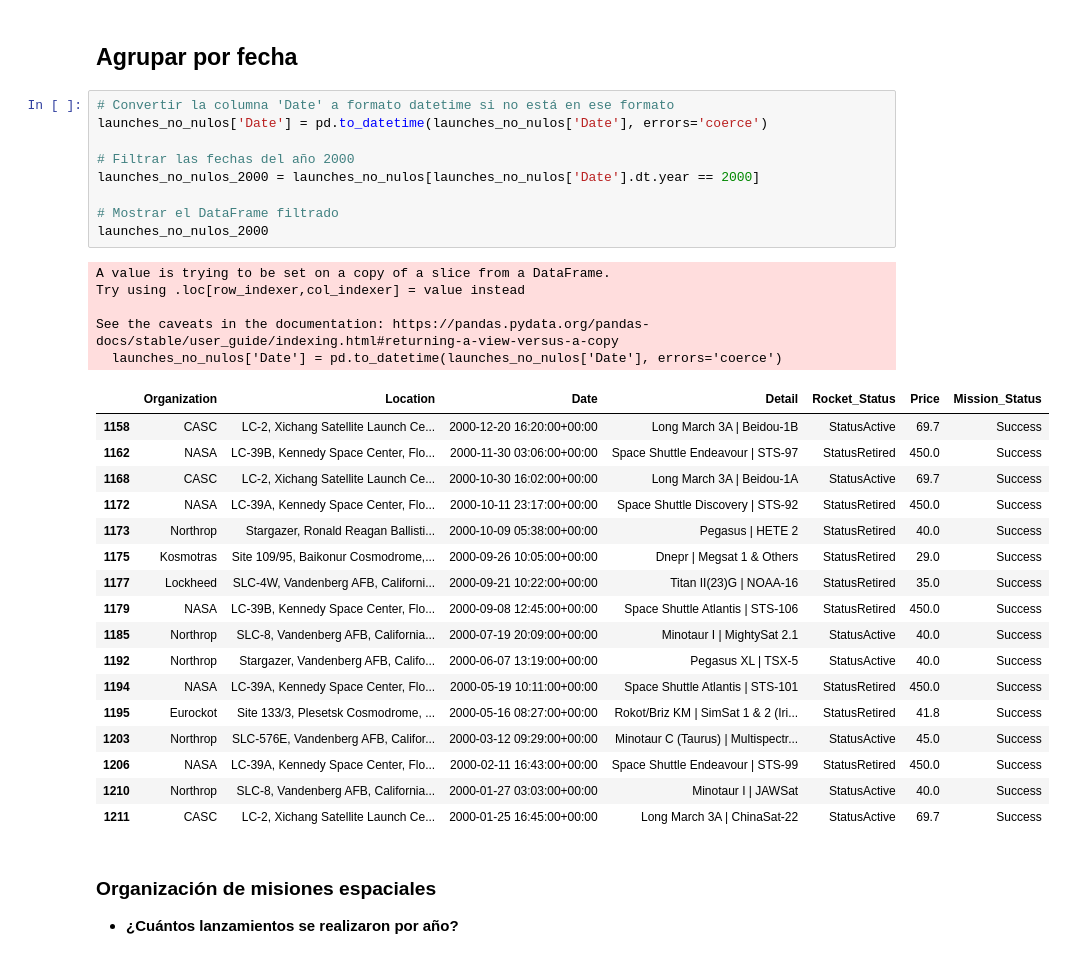
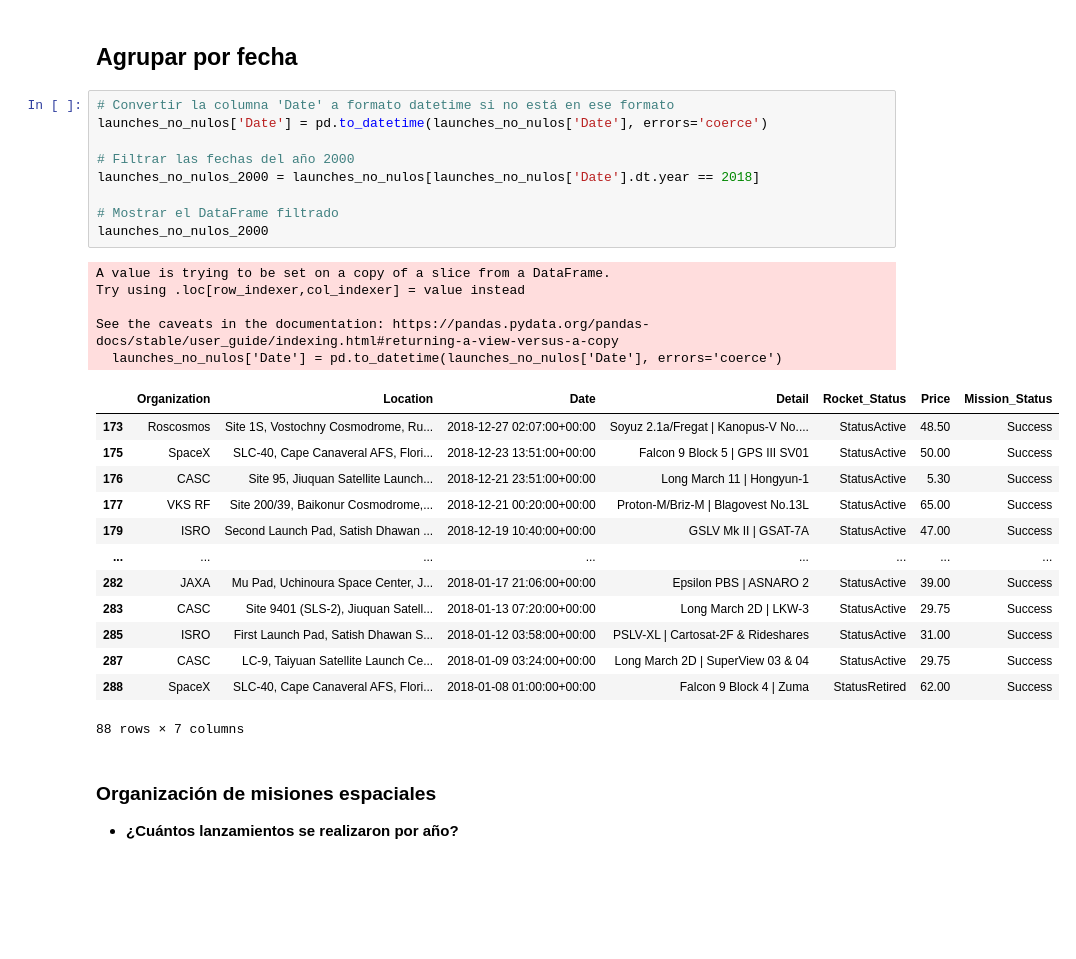
Before and after one commit to Juserna28/Analisis_datos-v1, a Jupyter notebook: Python/analisis_data.ipynb, the cells around one changed output. Cells and saved outputs as stored; diff of their text form; blank space fills up the shorter version.

```diff
--- a/Python/analisis_data.ipynb
+++ b/Python/analisis_data.ipynb
@@ -273,35 +273,31 @@ launches_no_nulos
 # %%
 # Convertir la columna 'Date' a formato datetime si no está en ese formato
 launches_no_nulos['Date'] = pd.to_datetime(launches_no_nulos['Date'], errors='coerce')
 
 # Filtrar las fechas del año 2000
-launches_no_nulos_2000 = launches_no_nulos[launches_no_nulos['Date'].dt.year == 2000]
+launches_no_nulos_2000 = launches_no_nulos[launches_no_nulos['Date'].dt.year == 2018]
 
 # Mostrar el DataFrame filtrado
 launches_no_nulos_2000
 # %% [output]
 A value is trying to be set on a copy of a slice from a DataFrame.
 Try using .loc[row_indexer,col_indexer] = value instead
 
 See the caveats in the documentation: https://pandas.pydata.org/pandas-docs/stable/user_guide/indexing.html#returning-a-view-versus-a-copy
   launches_no_nulos['Date'] = pd.to_datetime(launches_no_nulos['Date'], errors='coerce')
 |  | Organization | Location | Date | Detail | Rocket_Status | Price | Mission_Status |
-| 1158 | CASC | LC-2, Xichang Satellite Launch Ce... | 2000-12-20 16:20:00+00:00 | Long March 3A | Beidou-1B | StatusActive | 69.7 | Success |
-| 1162 | NASA | LC-39B, Kennedy Space Center, Flo... | 2000-11-30 03:06:00+00:00 | Space Shuttle Endeavour | STS-97 | StatusRetired | 450.0 | Success |
-| 1168 | CASC | LC-2, Xichang Satellite Launch Ce... | 2000-10-30 16:02:00+00:00 | Long March 3A | Beidou-1A | StatusActive | 69.7 | Success |
-| 1172 | NASA | LC-39A, Kennedy Space Center, Flo... | 2000-10-11 23:17:00+00:00 | Space Shuttle Discovery | STS-92 | StatusRetired | 450.0 | Success |
-| 1173 | Northrop | Stargazer, Ronald Reagan Ballisti... | 2000-10-09 05:38:00+00:00 | Pegasus | HETE 2 | StatusRetired | 40.0 | Success |
-| 1175 | Kosmotras | Site 109/95, Baikonur Cosmodrome,... | 2000-09-26 10:05:00+00:00 | Dnepr | Megsat 1 & Others | StatusRetired | 29.0 | Success |
-| 1177 | Lockheed | SLC-4W, Vandenberg AFB, Californi... | 2000-09-21 10:22:00+00:00 | Titan II(23)G | NOAA-16 | StatusRetired | 35.0 | Success |
-| 1179 | NASA | LC-39B, Kennedy Space Center, Flo... | 2000-09-08 12:45:00+00:00 | Space Shuttle Atlantis | STS-106 | StatusRetired | 450.0 | Success |
-| 1185 | Northrop | SLC-8, Vandenberg AFB, California... | 2000-07-19 20:09:00+00:00 | Minotaur I | MightySat 2.1 | StatusActive | 40.0 | Success |
-| 1192 | Northrop | Stargazer, Vandenberg AFB, Califo... | 2000-06-07 13:19:00+00:00 | Pegasus XL | TSX-5 | StatusActive | 40.0 | Success |
-| 1194 | NASA | LC-39A, Kennedy Space Center, Flo... | 2000-05-19 10:11:00+00:00 | Space Shuttle Atlantis | STS-101 | StatusRetired | 450.0 | Success |
-| 1195 | Eurockot | Site 133/3, Plesetsk Cosmodrome, ... | 2000-05-16 08:27:00+00:00 | Rokot/Briz KM | SimSat 1 & 2 (Iri... | StatusRetired | 41.8 | Success |
-| 1203 | Northrop | SLC-576E, Vandenberg AFB, Califor... | 2000-03-12 09:29:00+00:00 | Minotaur C (Taurus) | Multispectr... | StatusActive | 45.0 | Success |
-| 1206 | NASA | LC-39A, Kennedy Space Center, Flo... | 2000-02-11 16:43:00+00:00 | Space Shuttle Endeavour | STS-99 | StatusRetired | 450.0 | Success |
-| 1210 | Northrop | SLC-8, Vandenberg AFB, California... | 2000-01-27 03:03:00+00:00 | Minotaur I | JAWSat | StatusActive | 40.0 | Success |
-| 1211 | CASC | LC-2, Xichang Satellite Launch Ce... | 2000-01-25 16:45:00+00:00 | Long March 3A | ChinaSat-22 | StatusActive | 69.7 | Success |
+| 173 | Roscosmos | Site 1S, Vostochny Cosmodrome, Ru... | 2018-12-27 02:07:00+00:00 | Soyuz 2.1a/Fregat | Kanopus-V No.... | StatusActive | 48.50 | Success |
+| 175 | SpaceX | SLC-40, Cape Canaveral AFS, Flori... | 2018-12-23 13:51:00+00:00 | Falcon 9 Block 5 | GPS III SV01 | StatusActive | 50.00 | Success |
+| 176 | CASC | Site 95, Jiuquan Satellite Launch... | 2018-12-21 23:51:00+00:00 | Long March 11 | Hongyun-1 | StatusActive | 5.30 | Success |
+| 177 | VKS RF | Site 200/39, Baikonur Cosmodrome,... | 2018-12-21 00:20:00+00:00 | Proton-M/Briz-M | Blagovest No.13L | StatusActive | 65.00 | Success |
+| 179 | ISRO | Second Launch Pad, Satish Dhawan ... | 2018-12-19 10:40:00+00:00 | GSLV Mk II | GSAT-7A | StatusActive | 47.00 | Success |
+| ... | ... | ... | ... | ... | ... | ... | ... |
+| 282 | JAXA | Mu Pad, Uchinoura Space Center, J... | 2018-01-17 21:06:00+00:00 | Epsilon PBS | ASNARO 2 | StatusActive | 39.00 | Success |
+| 283 | CASC | Site 9401 (SLS-2), Jiuquan Satell... | 2018-01-13 07:20:00+00:00 | Long March 2D | LKW-3 | StatusActive | 29.75 | Success |
+| 285 | ISRO | First Launch Pad, Satish Dhawan S... | 2018-01-12 03:58:00+00:00 | PSLV-XL | Cartosat-2F & Rideshares | StatusActive | 31.00 | Success |
+| 287 | CASC | LC-9, Taiyuan Satellite Launch Ce... | 2018-01-09 03:24:00+00:00 | Long March 2D | SuperView 03 & 04 | StatusActive | 29.75 | Success |
+| 288 | SpaceX | SLC-40, Cape Canaveral AFS, Flori... | 2018-01-08 01:00:00+00:00 | Falcon 9 Block 4 | Zuma | StatusRetired | 62.00 | Success |
+88 rows × 7 columns
 # %% [markdown]
 ### Organización de misiones espaciales
 
```
Also changed, not shown: parts of 8 cells of this notebook.
